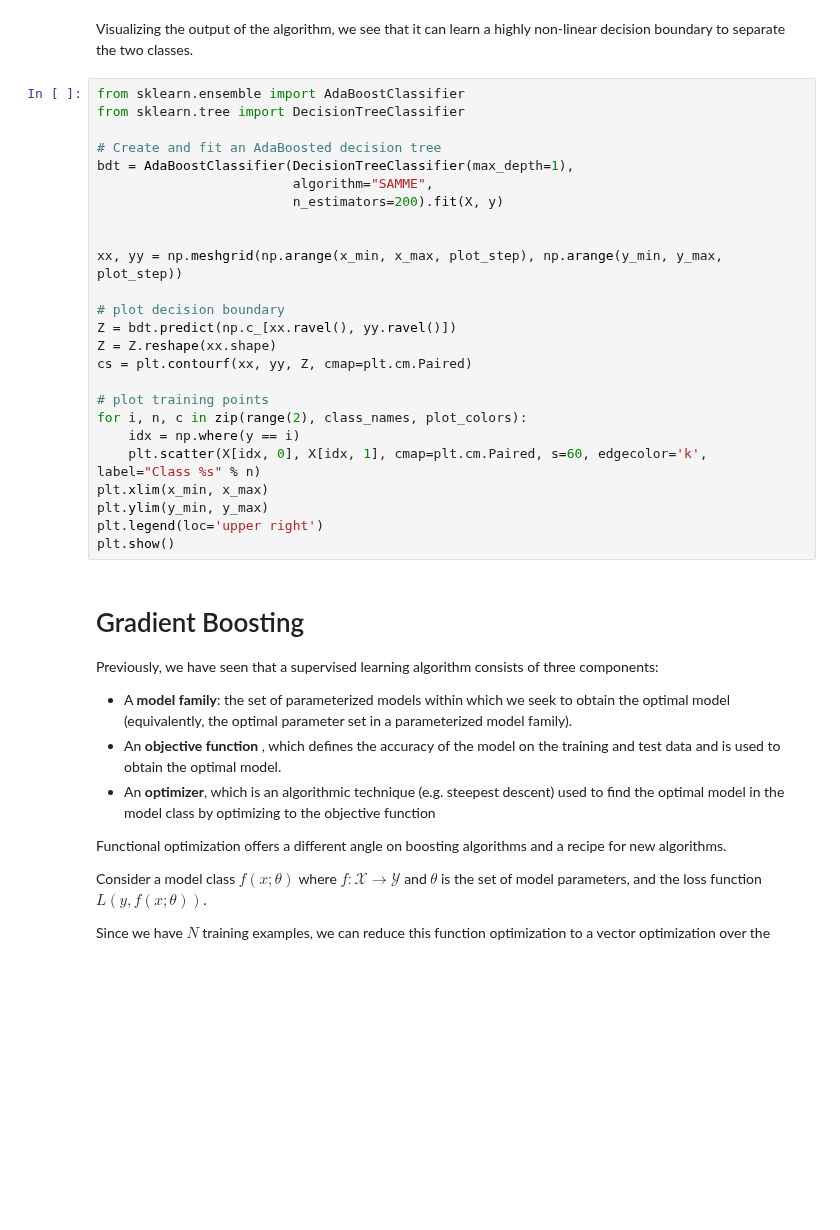
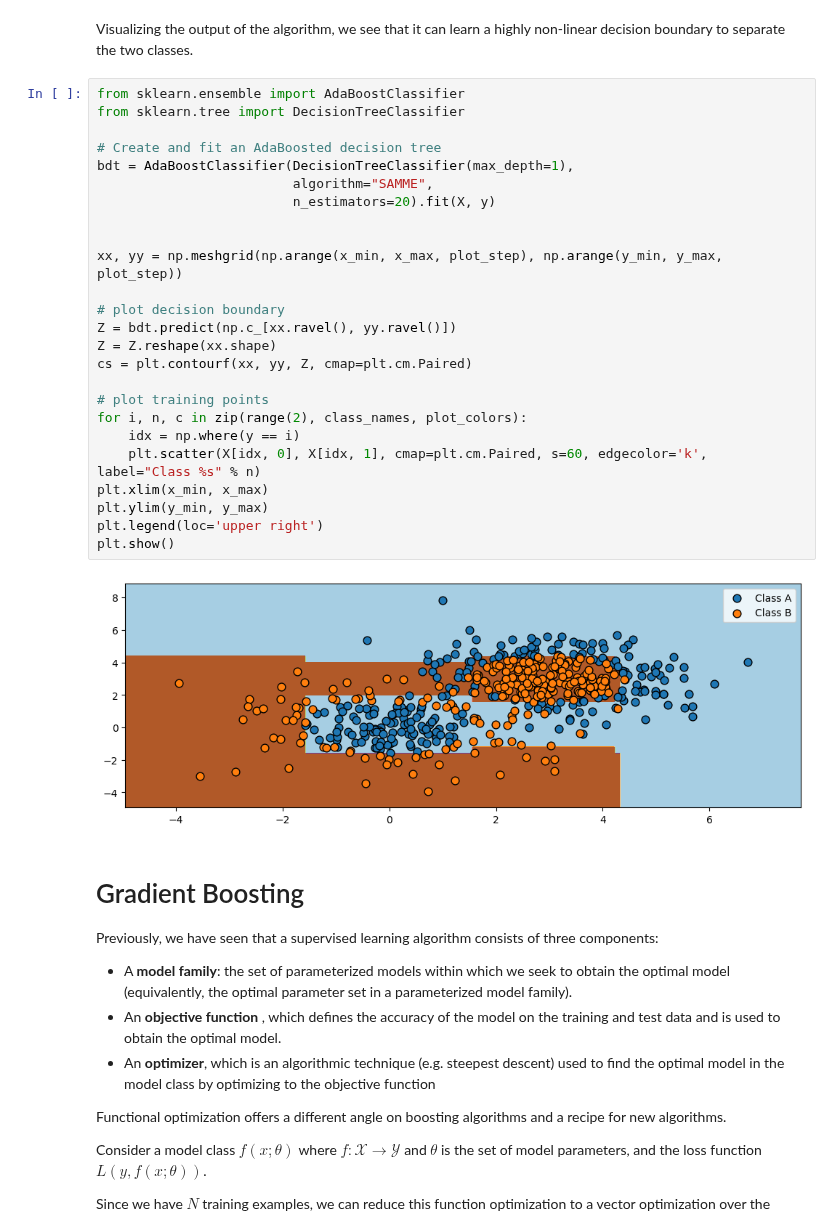
Before and after one commit to rameshnatarajanus/katz-aim5004-fall2025, a Jupyter notebook: notebooks/Lecture-16-Ensemble-Methods.ipynb, the cells around one changed output. Drawn from its saved outputs; the diff is of its cells as text; blank space fills up the shorter version.

```diff
--- a/notebooks/Lecture-16-Ensemble-Methods.ipynb
+++ b/notebooks/Lecture-16-Ensemble-Methods.ipynb
@@ -210,28 +237,30 @@ Visualizing the output of the algorithm, we see that it can learn a highly non-l
 # %%
 from sklearn.ensemble import AdaBoostClassifier
 from sklearn.tree import DecisionTreeClassifier
 
 # Create and fit an AdaBoosted decision tree
 bdt = AdaBoostClassifier(DecisionTreeClassifier(max_depth=1),
                          algorithm="SAMME",
-                         n_estimators=200).fit(X, y)
+                         n_estimators=20).fit(X, y)
 
 
 xx, yy = np.meshgrid(np.arange(x_min, x_max, plot_step), np.arange(y_min, y_max, plot_step))
 
 # plot decision boundary
 Z = bdt.predict(np.c_[xx.ravel(), yy.ravel()])
 Z = Z.reshape(xx.shape)
 cs = plt.contourf(xx, yy, Z, cmap=plt.cm.Paired)
 
 # plot training points
 for i, n, c in zip(range(2), class_names, plot_colors):
     idx = np.where(y == i)
     plt.scatter(X[idx, 0], X[idx, 1], cmap=plt.cm.Paired, s=60, edgecolor='k', label="Class %s" % n)
 plt.xlim(x_min, x_max)
 plt.ylim(y_min, y_max)
 plt.legend(loc='upper right')
 plt.show()
+# %% [output]
+[figure, added]
 # %% [markdown]
 # Gradient Boosting
 
```
Also changed, not shown: parts of 4 cells of this notebook, 1 other file.
